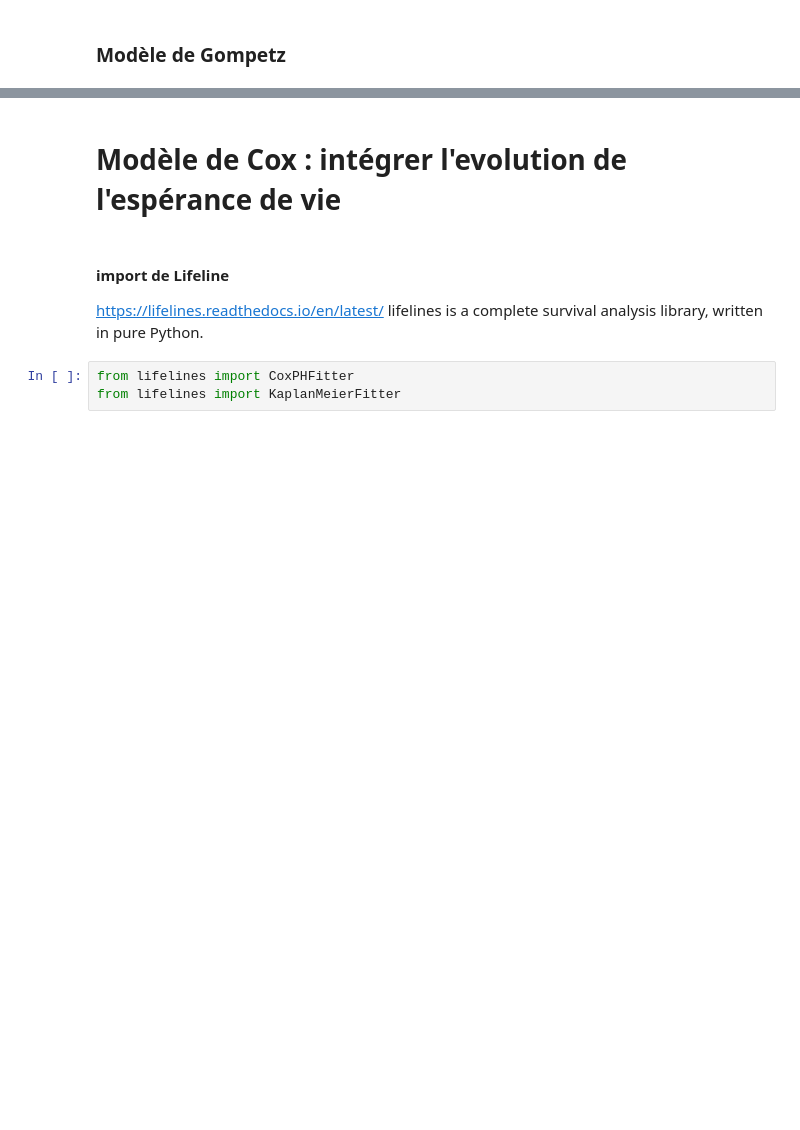
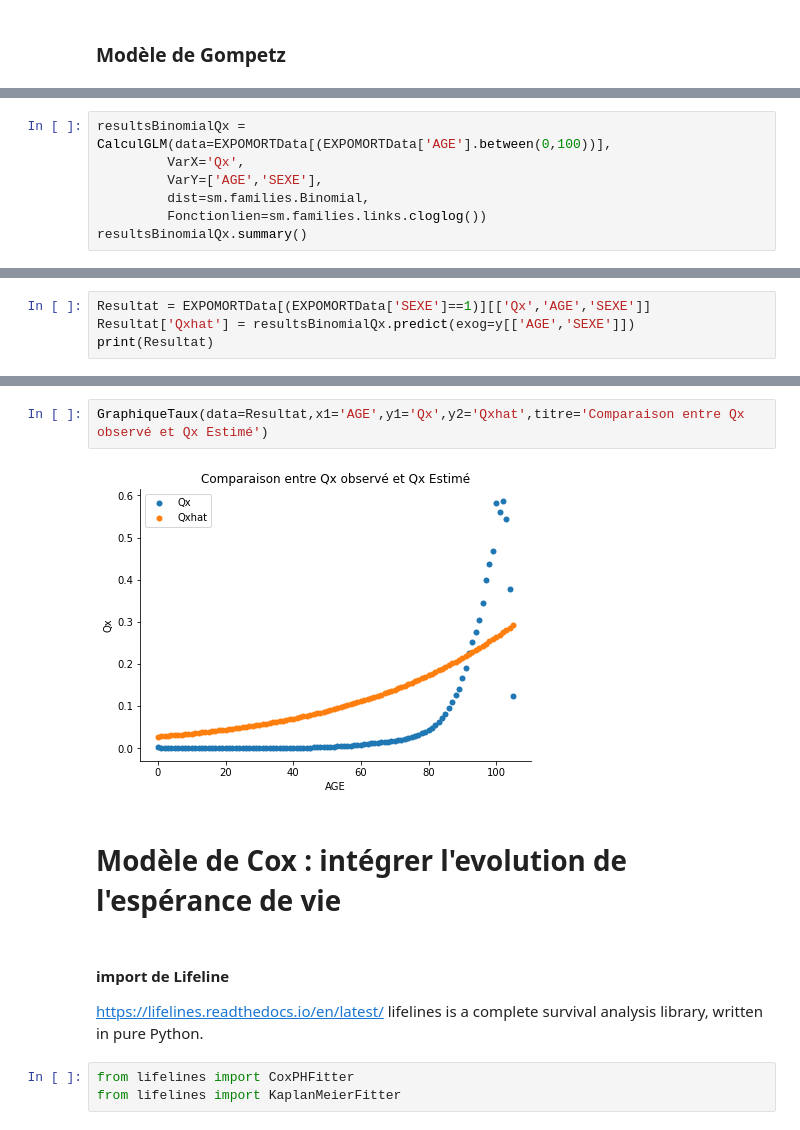
Before and after one commit to RessourcesActuariat/ActuariatVieCNAM, a Jupyter notebook: Table de Mortalité - Partie 2.ipynb, the cells around one changed output, grey strips where cells are left out. Saved outputs shown, nothing was run; the diff lists cells and outputs as text; blank space fills up the shorter version.

```diff
--- a/Table de Mortalité - Partie 2.ipynb
+++ b/Table de Mortalité - Partie 2.ipynb
@@ -399,0 +390,7 @@ Le modèle de Gompertz ne capture pas la très forte augmentation à 80 ans.
+# %%
+resultsBinomialQx = CalculGLM(data=EXPOMORTData[(EXPOMORTData['AGE'].between(0,100))],
+         VarX='Qx',
+         VarY=['AGE','SEXE'],
+         dist=sm.families.Binomial,
+         Fonctionlien=sm.families.links.cloglog())
+resultsBinomialQx.summary()
@@ -399,0 +411,4 @@ Le modèle de Gompertz ne capture pas la très forte augmentation à 80 ans.
+# %%
+Resultat = EXPOMORTData[(EXPOMORTData['SEXE']==1)][['Qx','AGE','SEXE']]
+Resultat['Qxhat'] = resultsBinomialQx.predict(exog=y[['AGE','SEXE']])
+print(Resultat)
@@ -400,3 +430,7 @@ Le modèle de Gompertz ne capture pas la très forte augmentation à 80 ans.
+# %%
+GraphiqueTaux(data=Resultat,x1='AGE',y1='Qx',y2='Qxhat',titre='Comparaison entre Qx observé et Qx Estimé')
+# %% [output]
+[figure, added]
 # %% [markdown]
 # Modèle de Cox : intégrer l'evolution de l'espérance de vie
 # %% [markdown]
```
Also changed, not shown: parts of 59 cells of this notebook.
